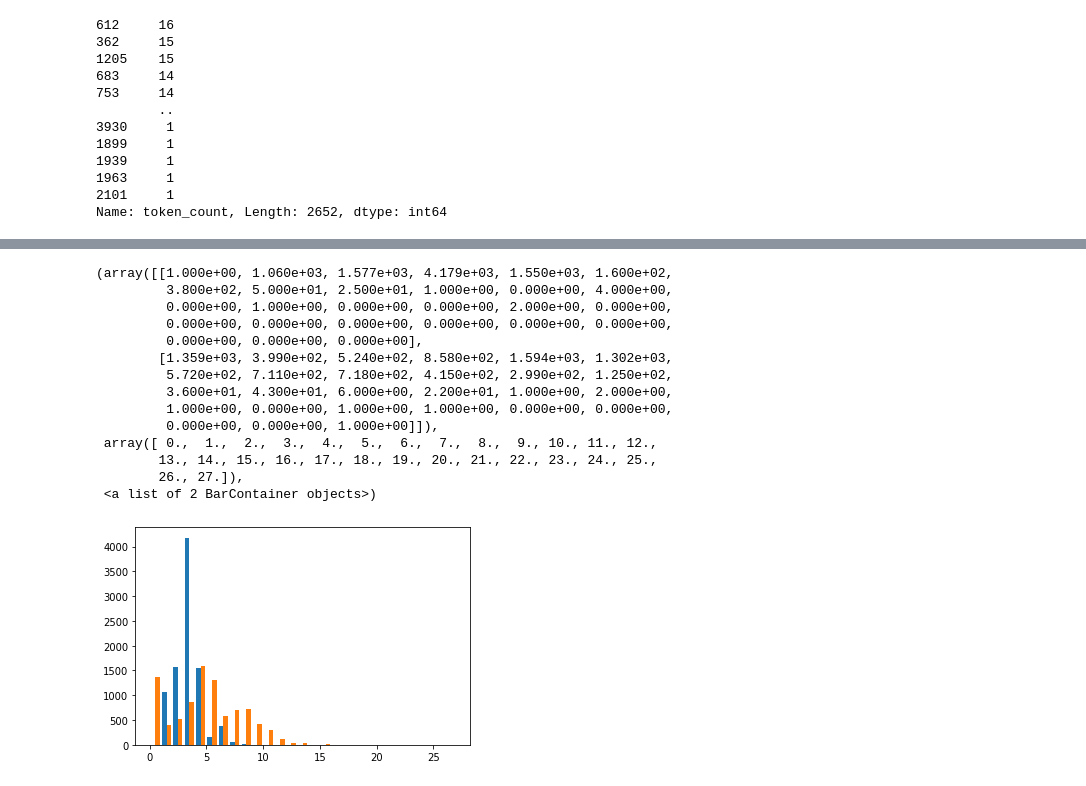
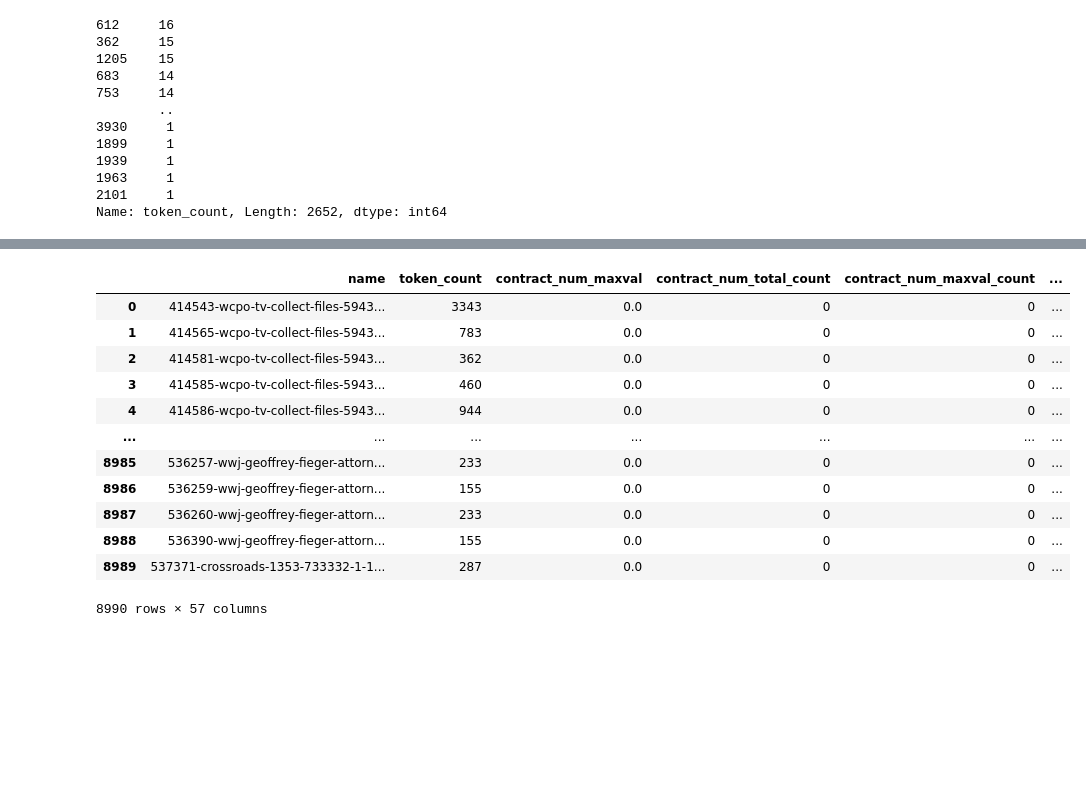
Before and after one commit to Pol-Zeimet/ma-information-extraction-codebase, a Jupyter notebook: baseline_pipeline/source/notebooks/Data Analysis.ipynb, the cells around one changed output, grey strips where cells are left out. Drawn from its saved outputs; the diff is of its cells as text; code cells hidden in the pictures; blank space fills up the shorter version.

```diff
--- a/baseline_pipeline/source/notebooks/Data Analysis.ipynb
+++ b/baseline_pipeline/source/notebooks/Data Analysis.ipynb
@@ -64,18 +25,16 @@ plt.hist([df.gross_amount_maxval_distinct_count,df.gross_amount_75perc_distinct_
-# %%
-plt.hist([df.advertiser_maxval_distinct_count,df.advertiser_75perc_distinct_count] , bins = 27)
-# %% [output]
-(array([[1.000e+00, 1.060e+03, 1.577e+03, 4.179e+03, 1.550e+03, 1.600e+02,
-         3.800e+02, 5.000e+01, 2.500e+01, 1.000e+00, 0.000e+00, 4.000e+00,
-         0.000e+00, 1.000e+00, 0.000e+00, 0.000e+00, 2.000e+00, 0.000e+00,
-         0.000e+00, 0.000e+00, 0.000e+00, 0.000e+00, 0.000e+00, 0.000e+00,
-         0.000e+00, 0.000e+00, 0.000e+00],
-        [1.359e+03, 3.990e+02, 5.240e+02, 8.580e+02, 1.594e+03, 1.302e+03,
-         5.720e+02, 7.110e+02, 7.180e+02, 4.150e+02, 2.990e+02, 1.250e+02,
-         3.600e+01, 4.300e+01, 6.000e+00, 2.200e+01, 1.000e+00, 2.000e+00,
-         1.000e+00, 0.000e+00, 1.000e+00, 1.000e+00, 0.000e+00, 0.000e+00,
-         0.000e+00, 0.000e+00, 1.000e+00]]),
- array([ 0.,  1.,  2.,  3.,  4.,  5.,  6.,  7.,  8.,  9., 10., 11., 12.,
-        13., 14., 15., 16., 17., 18., 19., 20., 21., 22., 23., 24., 25.,
-        26., 27.]),
- <a list of 2 BarContainer objects>)
-[figure, removed]
+# %%
+df
+# %% [output]
+|  | name | token_count | contract_num_maxval | contract_num_total_count | contract_num_maxval_count | ... |
+| 0 | 414543-wcpo-tv-collect-files-5943... | 3343 | 0.0 | 0 | 0 | ... |
+| 1 | 414565-wcpo-tv-collect-files-5943... | 783 | 0.0 | 0 | 0 | ... |
+| 2 | 414581-wcpo-tv-collect-files-5943... | 362 | 0.0 | 0 | 0 | ... |
+| 3 | 414585-wcpo-tv-collect-files-5943... | 460 | 0.0 | 0 | 0 | ... |
+| 4 | 414586-wcpo-tv-collect-files-5943... | 944 | 0.0 | 0 | 0 | ... |
+| ... | ... | ... | ... | ... | ... | ... |
+| 8985 | 536257-wwj-geoffrey-fieger-attorn... | 233 | 0.0 | 0 | 0 | ... |
+| 8986 | 536259-wwj-geoffrey-fieger-attorn... | 155 | 0.0 | 0 | 0 | ... |
+| 8987 | 536260-wwj-geoffrey-fieger-attorn... | 233 | 0.0 | 0 | 0 | ... |
+| 8988 | 536390-wwj-geoffrey-fieger-attorn... | 155 | 0.0 | 0 | 0 | ... |
+| 8989 | 537371-crossroads-1353-733332-1-1... | 287 | 0.0 | 0 | 0 | ... |
+8990 rows × 57 columns
```
Also changed, not shown: parts of 6 cells of this notebook, 2 other files.
